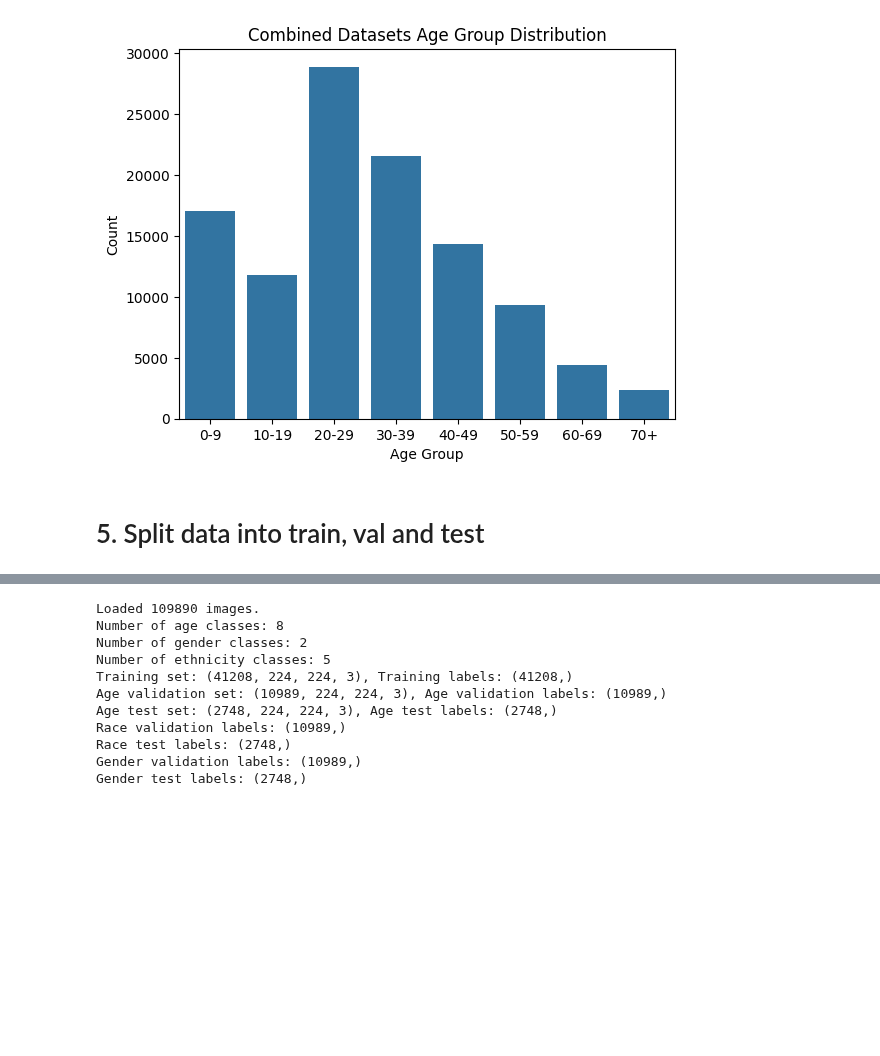
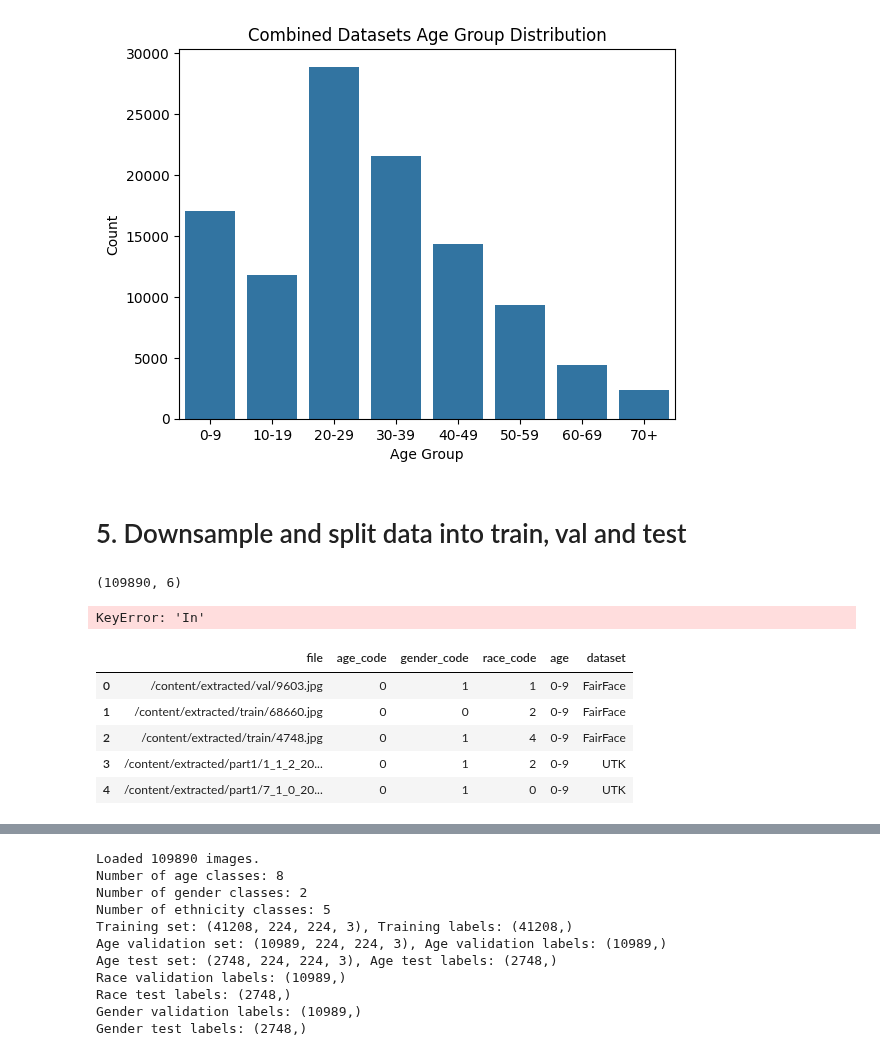
Before and after one commit to mortgad/DLVR, a Jupyter notebook: Baseline.ipynb, the cells around one changed output, grey strips where cells are left out. Cells and saved outputs as stored; diff of their text form; code cells hidden in the pictures; blank space fills up the shorter version.

```diff
--- a/Baseline.ipynb
+++ b/Baseline.ipynb
@@ -1048,5 +1061,26 @@ See the caveats in the documentation: https://pandas.pydata.org/pandas-docs/stab
   filtered_utkface['dataset'] = 'UTK'
 [figure]
 # %% [markdown]
-# 5. Split data into train, val and test
+# 5. Downsample and split data into train, val and test
+# %%
+df.shape
+# %% [output]
+(109890, 6)
+# %%
+# Find age group with lowest n
+lowest_n = df['age'].value_counts().sort_values(ascending=True).iloc[0]
+
+# Downsample
+df_down = df.groupby('age').apply(lambda x: x.sample(lowest_n)).reset_index(drop=True)
+
+# Display
+df_down.head()
+# %% [output]
+KeyError: 'In'
+|  | file | age_code | gender_code | race_code | age | dataset |
+| 0 | /content/extracted/val/9603.jpg | 0 | 1 | 1 | 0-9 | FairFace |
+| 1 | /content/extracted/train/68660.jpg | 0 | 0 | 2 | 0-9 | FairFace |
+| 2 | /content/extracted/train/4748.jpg | 0 | 1 | 4 | 0-9 | FairFace |
+| 3 | /content/extracted/part1/1_1_2_20... | 0 | 1 | 2 | 0-9 | UTK |
+| 4 | /content/extracted/part1/7_1_0_20... | 0 | 1 | 0 | 0-9 | UTK |
 # %% [markdown]
```
Also changed, not shown: parts of 92 cells of this notebook.
